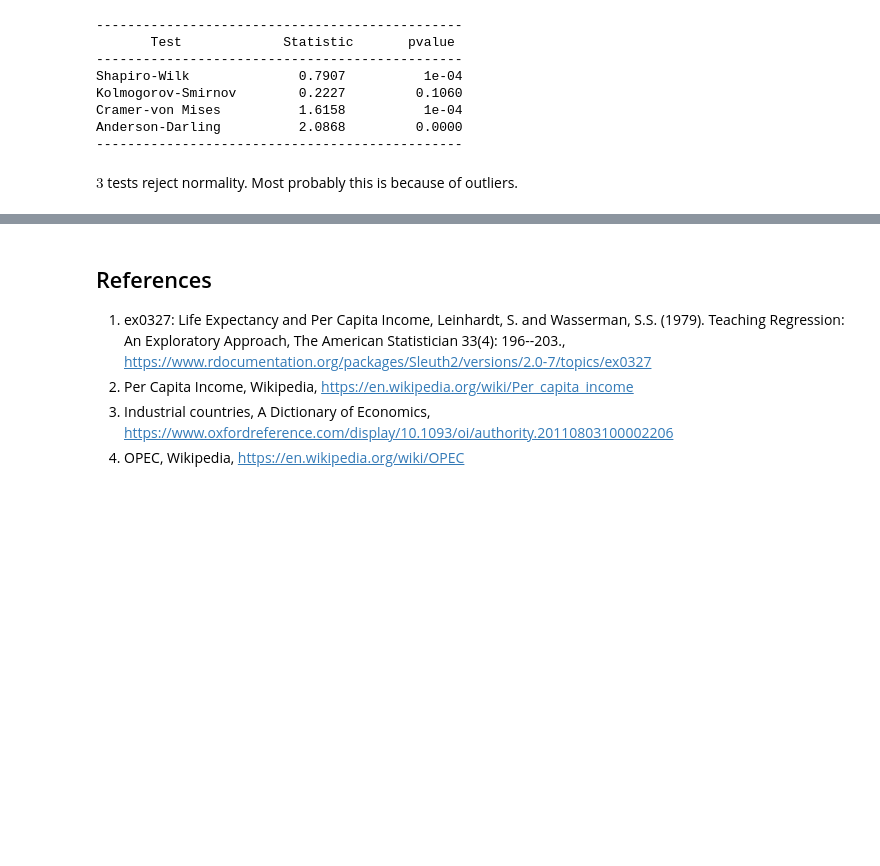
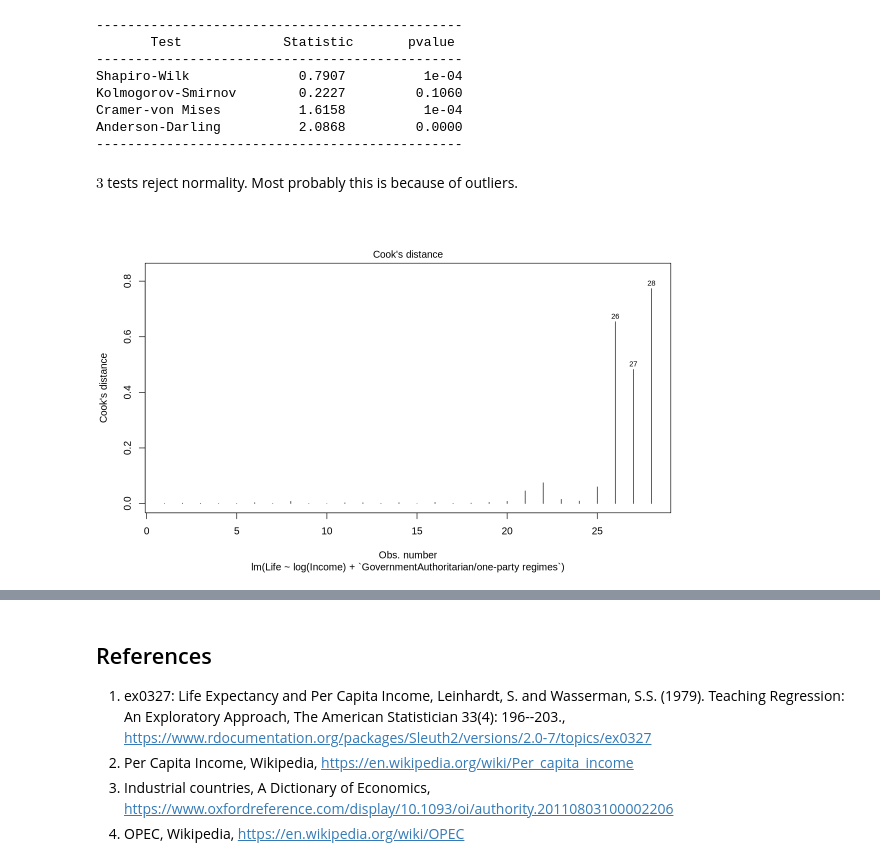
Before and after one commit to nickobard/eurostat-datasets-analysis, a Jupyter notebook: sem-2/semestral-work.ipynb, the cells around one changed output, grey strips where cells are left out. Cells and saved outputs as stored; diff of their text form; code cells hidden in the pictures; blank space fills up the shorter version.

```diff
--- a/sem-2/semestral-work.ipynb
+++ b/sem-2/semestral-work.ipynb
@@ -750,5 +750,9 @@ Kolmogorov-Smirnov        0.2227         0.1060
 Cramer-von Mises          1.6158          1e-04
 Anderson-Darling          2.0868         0.0000
 -----------------------------------------------
-# %% [markdown]
-$3$ tests reject normality. Most probably this is because of outliers.
+# %% [markdown]
+$3$ tests reject normality. Most probably this is because of outliers.
+# %%
+plot(fit_final, which=4)
+# %% [output]
+[figure, added]
```
Also changed, not shown: parts of 6 cells of this notebook.
